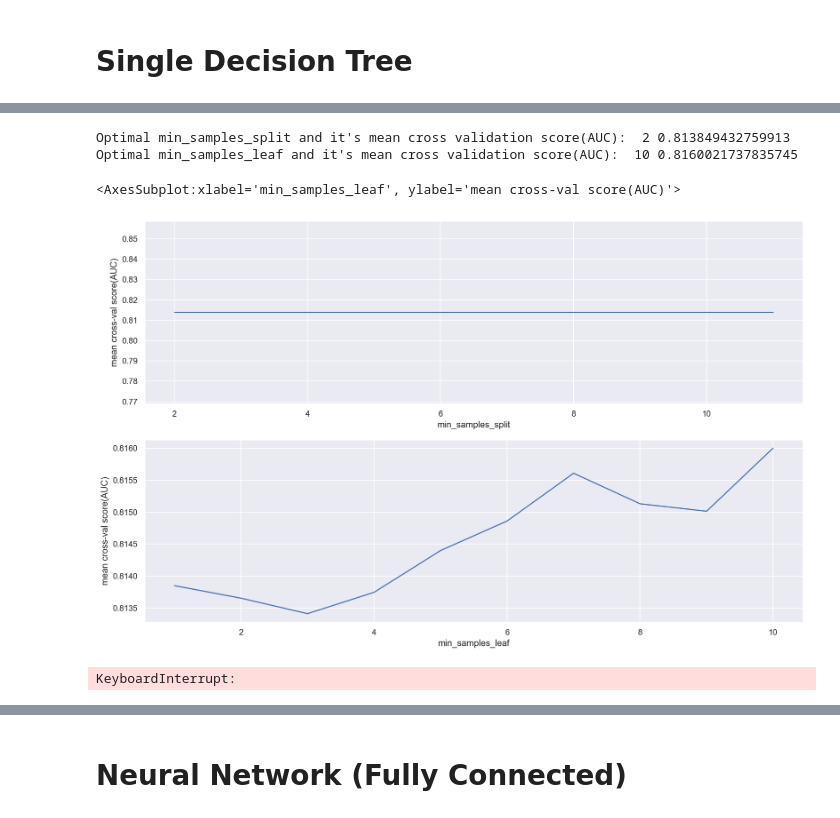
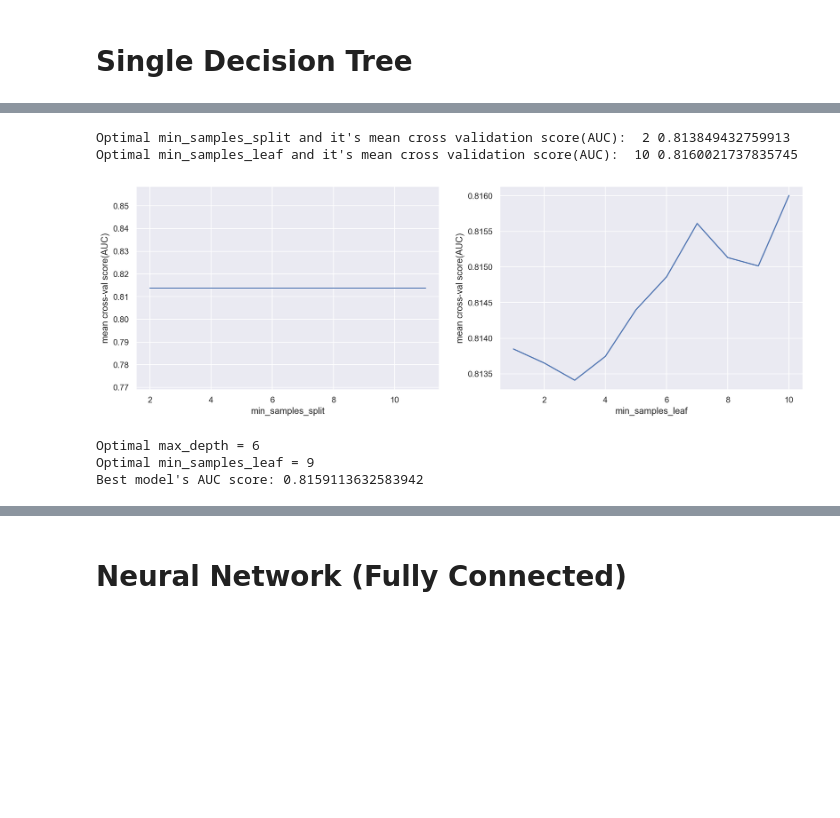
Before and after one commit to Fei-X/twitter_suicidal_tendency, a Jupyter notebook: DT_Ensemble_NN_yanjin.ipynb, the cells around one changed output, grey strips where cells are left out. Saved outputs shown, nothing was run; the diff lists cells and outputs as text; code cells hidden in the pictures; blank space fills up the shorter version.

```diff
--- a/DT_Ensemble_NN_yanjin.ipynb
+++ b/DT_Ensemble_NN_yanjin.ipynb
@@ -73,6 +73,6 @@ Optimal max_tree_depth and it's mean cross validation score(AUC):  5 0.813849432
 [figure]
 # %%
-plt.figure(figsize = [16,10])
+plt.figure(figsize = [16,5])
 cv_score = []
 num_CV = 10
 
@@ -91,44 +91,44 @@ cv_score = np.array(cv_score)
 optimal_split = np.argmax(cv_score) + 2
 print("Optimal min_samples_split and it's mean cross validation score(AUC): ", optimal_split, cv_score[np.argmax(cv_score)])
 
-plt.subplot(2, 1, 1)
+plt.subplot(1, 2, 1)
 sns.lineplot(data = pd.DataFrame({
     'min_samples_split': range(2, num_CV + 2),
     'mean cross-val score(AUC)': cv_score
     }), x = "min_samples_split", y = 'mean cross-val score(AUC)',
 )
 
 cv_score = []
 # Tuning min_samples_leaf
 for i in range(num_CV):
     dt_clf = tree.DecisionTreeClassifier(
         max_depth = optimal_depth,
         min_samples_split = optimal_split,
         min_samples_leaf = i + 1,
         random_state = 1016,
         class_weight = 'balanced'
     )
     score = model_selection.cross_val_score(dt_clf, x_train, y_train, scoring = "roc_auc", cv = 10).mean()
     cv_score.append(score)
 cv_score = np.array(cv_score)
 
 optimal_leaf = np.argmax(cv_score) + 1
 print("Optimal min_samples_leaf and it's mean cross validation score(AUC): ", optimal_leaf, cv_score[np.argmax(cv_score)])
-plt.subplot(2, 1, 2)
+plt.subplot(1, 2, 2)
 sns.lineplot(data = pd.DataFrame({
     'min_samples_leaf': range(1, num_CV + 1),
     'mean cross-val score(AUC)': cv_score
     }), x = "min_samples_leaf", y = 'mean cross-val score(AUC)',
 )
+
+plt.show()
 # %% [output]
 Optimal min_samples_split and it's mean cross validation score(AUC):  2 0.813849432759913
 Optimal min_samples_leaf and it's mean cross validation score(AUC):  10 0.8160021737835745
-<AxesSubplot:xlabel='min_samples_leaf', ylabel='mean cross-val score(AUC)'>
-[figure, old version]
+[figure, new version]
 # %%
 param_grid = {
     'max_depth': np.arange(1, 10),
-    'min_samples_split': np.arange(2, 10),
     'min_samples_leaf': np.arange(1, 10),
 }
 
@@ -141,7 +141,9 @@ for k, v in GS.best_params_.items():
 
 print("Best model's AUC score: {}".format(GS.best_score_))
 # %% [output]
-KeyboardInterrupt:
+Optimal max_depth = 6
+Optimal min_samples_leaf = 9
+Best model's AUC score: 0.8159113632583942
 # %%
 dt_clf = GS.best_estimator_
 y_pred_proba = dt_clf.predict_proba(x_test)
```
Also changed, not shown: parts of 19 cells of this notebook.
